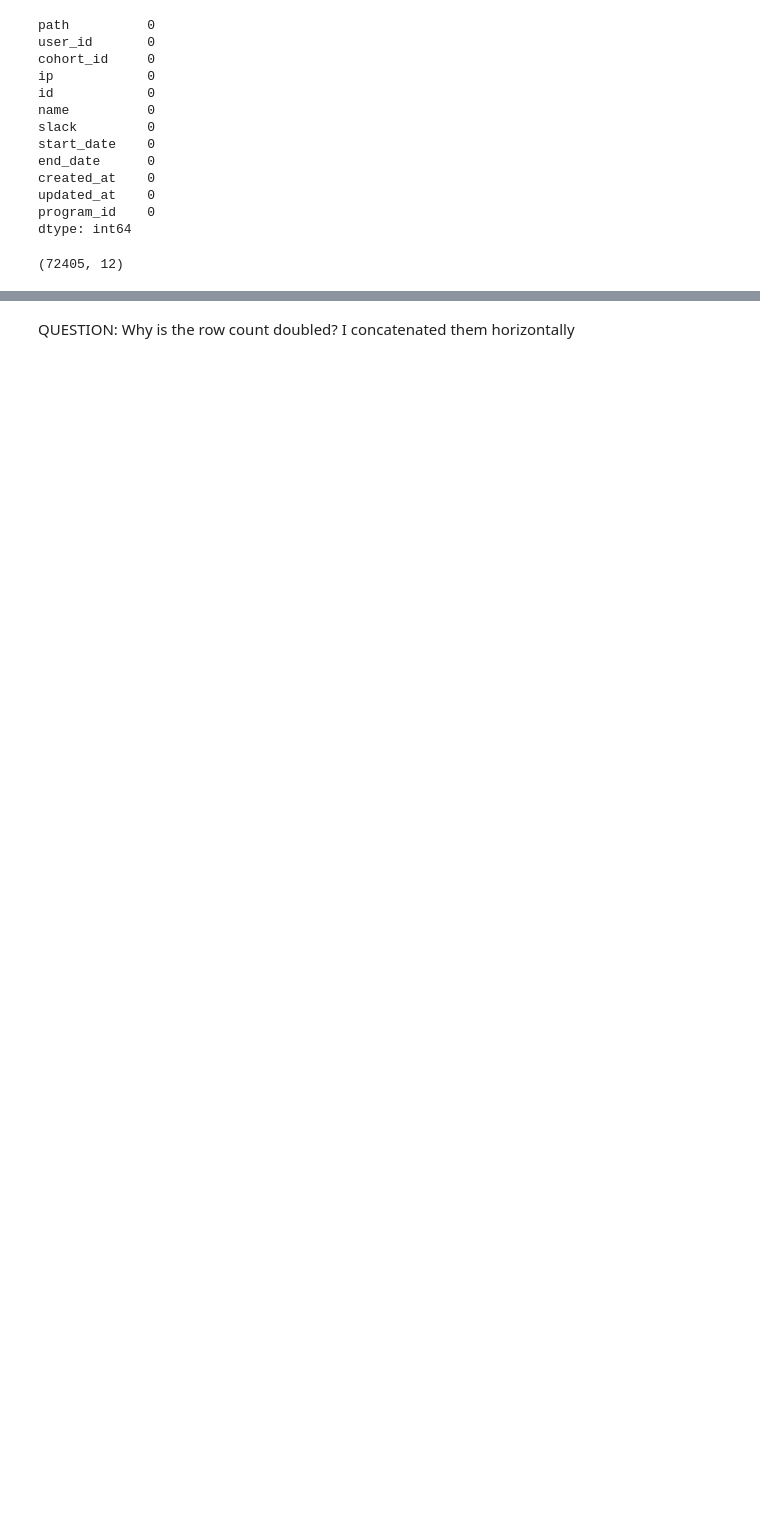
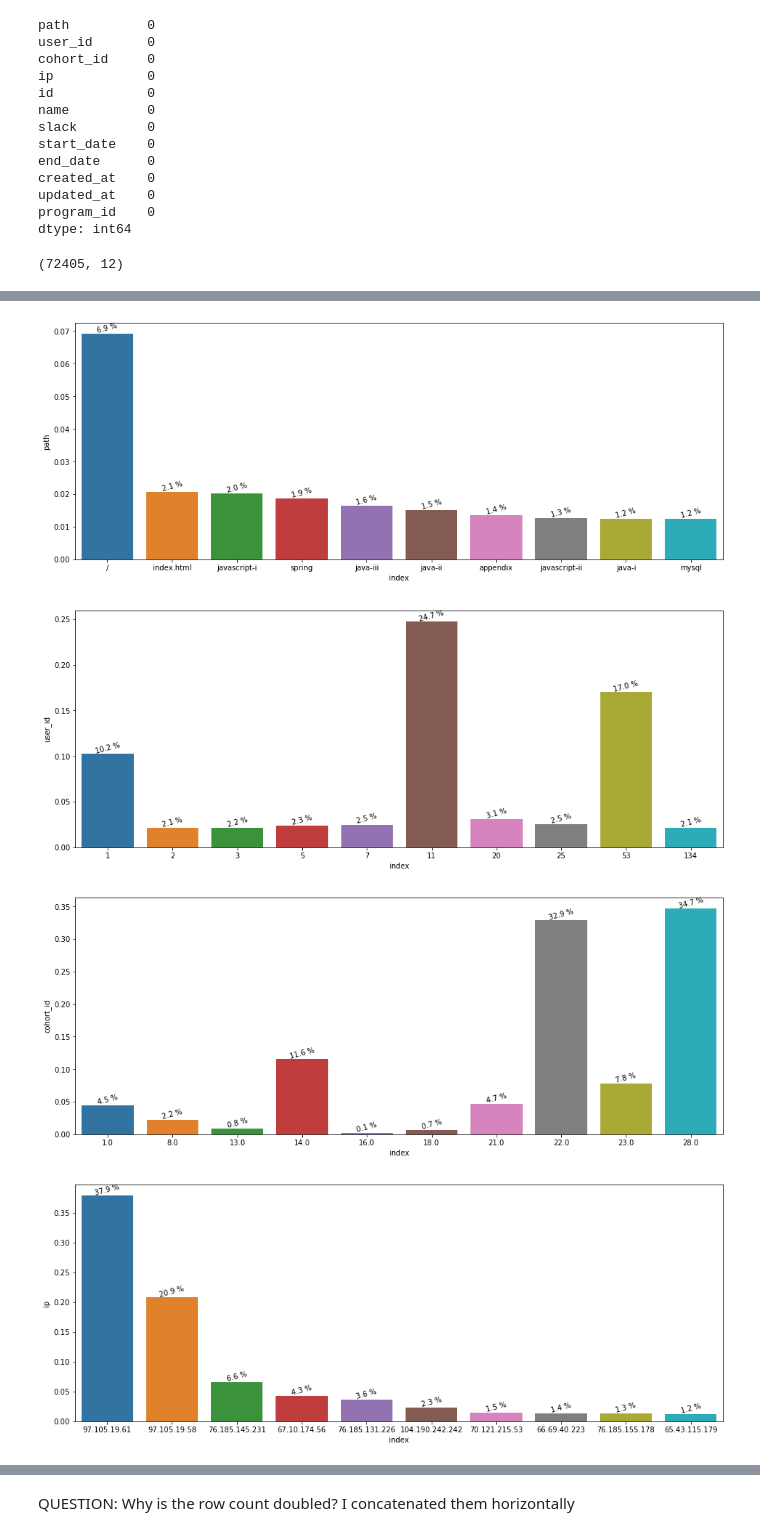
Before and after one commit to SLawsonWoods/anomaly_detection_exercises, a Jupyter notebook: anomaly_detection_mini_project_draft2.ipynb, the cells around one changed output, grey strips where cells are left out. Drawn from its saved outputs; the diff is of its cells as text; code cells hidden in the pictures; blank space fills up the shorter version.

```diff
--- a/anomaly_detection_mini_project_draft2.ipynb
+++ b/anomaly_detection_mini_project_draft2.ipynb
@@ -156,0 +194,18 @@ df.shape
+# %%
+for col in df.columns:
+    plt.figure(figsize=(16, 6))
+    splot = sns.barplot(x='index', y=col, data=df[col].value_counts(normalize=True).reset_index().sort_values(
+        by=col, ascending=False).head(10))
+    for p in splot.patches:
+        splot.annotate(format(p.get_height() * 100, '.1f') + ' %',
+                   (p.get_x() + p.get_width() / 2., p.get_height()),
+                   ha = 'center', va = 'center',
+                   rotation = 15,
+                   size=10,
+                   xytext = (0, 8),
+                   textcoords = 'offset points')
+# %% [output]
+[figure, added]
+[figure, added]
+[figure, added]
+[figure, added]
```
Also changed, not shown: parts of 8 cells of this notebook.
